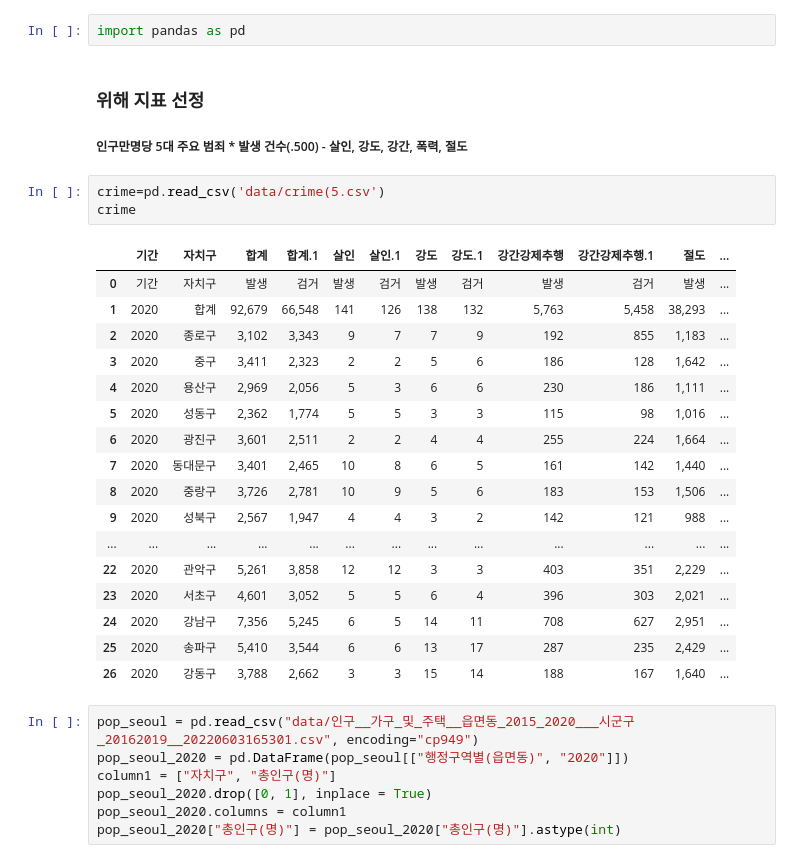
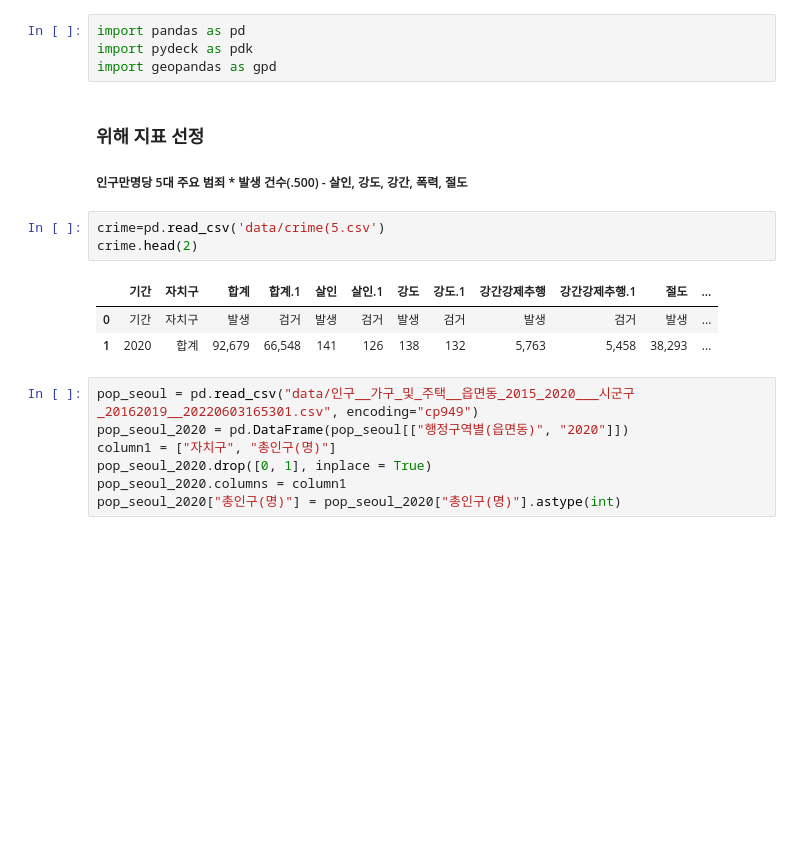
Before and after one commit to dlaghwls1104/ICU, a Jupyter notebook: 서울시범죄등급선정.ipynb, the cells around one changed output. Cells and saved outputs as stored; diff of their text form; blank space fills up the shorter version.

```diff
--- a/서울시범죄등급선정.ipynb
+++ b/서울시범죄등급선정.ipynb
@@ -1,29 +1,17 @@
 # %%
 import pandas as pd
+import pydeck as pdk
+import geopandas as gpd
 # %% [markdown]
 ### 위해 지표 선정
 ##### 인구만명당 5대 주요 범죄 * 발생 건수(.500) - 살인, 강도, 강간, 폭력, 절도
 # %%
 crime=pd.read_csv('data/crime(5.csv')
-crime
+crime.head(2)
 # %% [output]
 |  | 기간 | 자치구 | 합계 | 합계.1 | 살인 | 살인.1 | 강도 | 강도.1 | 강간강제추행 | 강간강제추행.1 | 절도 | ... |
 | 0 | 기간 | 자치구 | 발생 | 검거 | 발생 | 검거 | 발생 | 검거 | 발생 | 검거 | 발생 | ... |
 | 1 | 2020 | 합계 | 92,679 | 66,548 | 141 | 126 | 138 | 132 | 5,763 | 5,458 | 38,293 | ... |
-| 2 | 2020 | 종로구 | 3,102 | 3,343 | 9 | 7 | 7 | 9 | 192 | 855 | 1,183 | ... |
-| 3 | 2020 | 중구 | 3,411 | 2,323 | 2 | 2 | 5 | 6 | 186 | 128 | 1,642 | ... |
-| 4 | 2020 | 용산구 | 2,969 | 2,056 | 5 | 3 | 6 | 6 | 230 | 186 | 1,111 | ... |
-| 5 | 2020 | 성동구 | 2,362 | 1,774 | 5 | 5 | 3 | 3 | 115 | 98 | 1,016 | ... |
-| 6 | 2020 | 광진구 | 3,601 | 2,511 | 2 | 2 | 4 | 4 | 255 | 224 | 1,664 | ... |
-| 7 | 2020 | 동대문구 | 3,401 | 2,465 | 10 | 8 | 6 | 5 | 161 | 142 | 1,440 | ... |
-| 8 | 2020 | 중랑구 | 3,726 | 2,781 | 10 | 9 | 5 | 6 | 183 | 153 | 1,506 | ... |
-| 9 | 2020 | 성북구 | 2,567 | 1,947 | 4 | 4 | 3 | 2 | 142 | 121 | 988 | ... |
-| ... | ... | ... | ... | ... | ... | ... | ... | ... | ... | ... | ... | ... |
-| 22 | 2020 | 관악구 | 5,261 | 3,858 | 12 | 12 | 3 | 3 | 403 | 351 | 2,229 | ... |
-| 23 | 2020 | 서초구 | 4,601 | 3,052 | 5 | 5 | 6 | 4 | 396 | 303 | 2,021 | ... |
-| 24 | 2020 | 강남구 | 7,356 | 5,245 | 6 | 5 | 14 | 11 | 708 | 627 | 2,951 | ... |
-| 25 | 2020 | 송파구 | 5,410 | 3,544 | 6 | 6 | 13 | 17 | 287 | 235 | 2,429 | ... |
-| 26 | 2020 | 강동구 | 3,788 | 2,662 | 3 | 3 | 15 | 14 | 188 | 167 | 1,640 | ... |
 # %%
 pop_seoul = pd.read_csv("data/인구__가구_및_주택__읍면동_2015_2020___시군구_20162019__20220603165301.csv", encoding="cp949")
 pop_seoul_2020 = pd.DataFrame(pop_seoul[["행정구역별(읍면동)", "2020"]])
```
Also changed, not shown: parts of 13 cells of this notebook, 22 other files.
